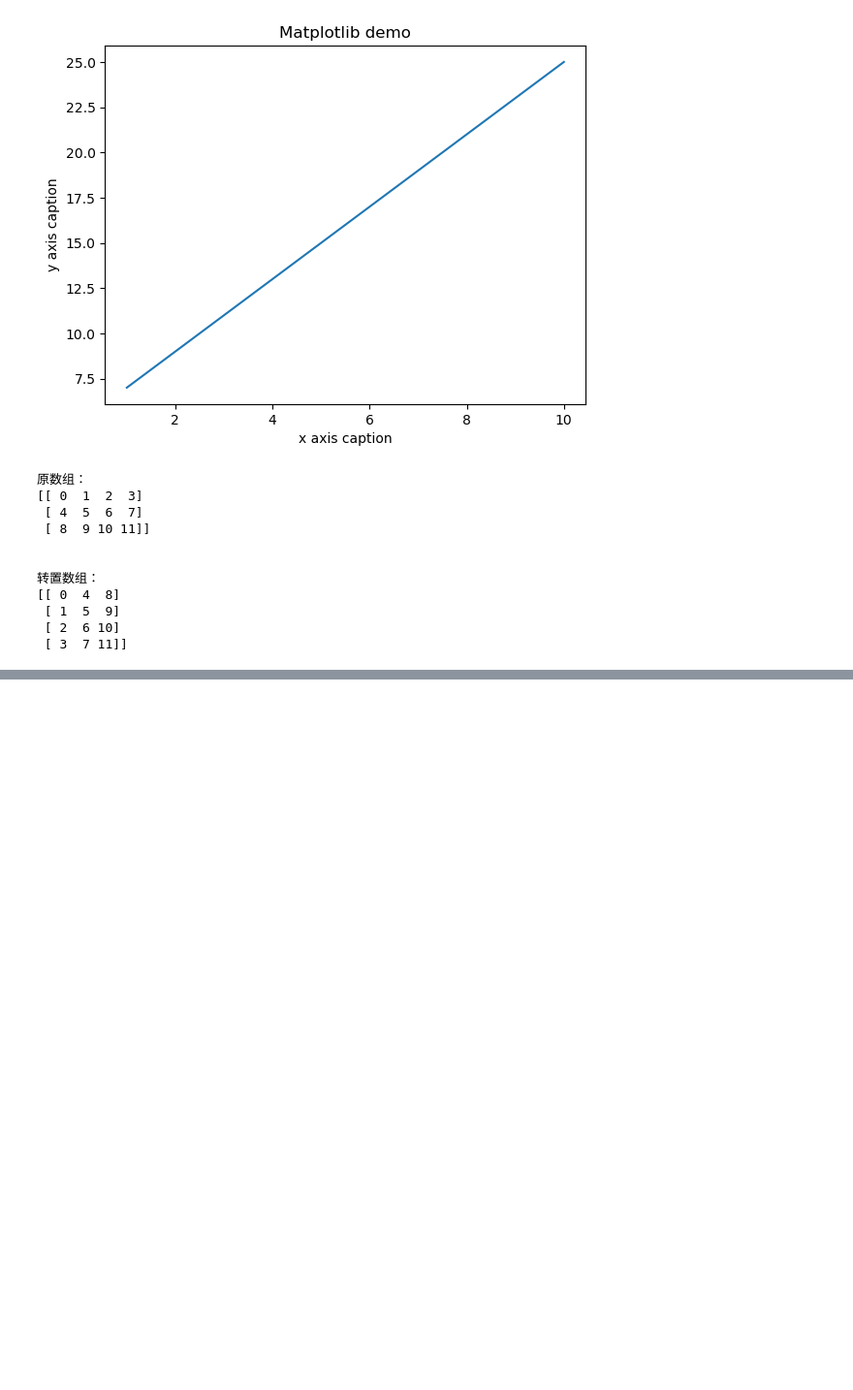
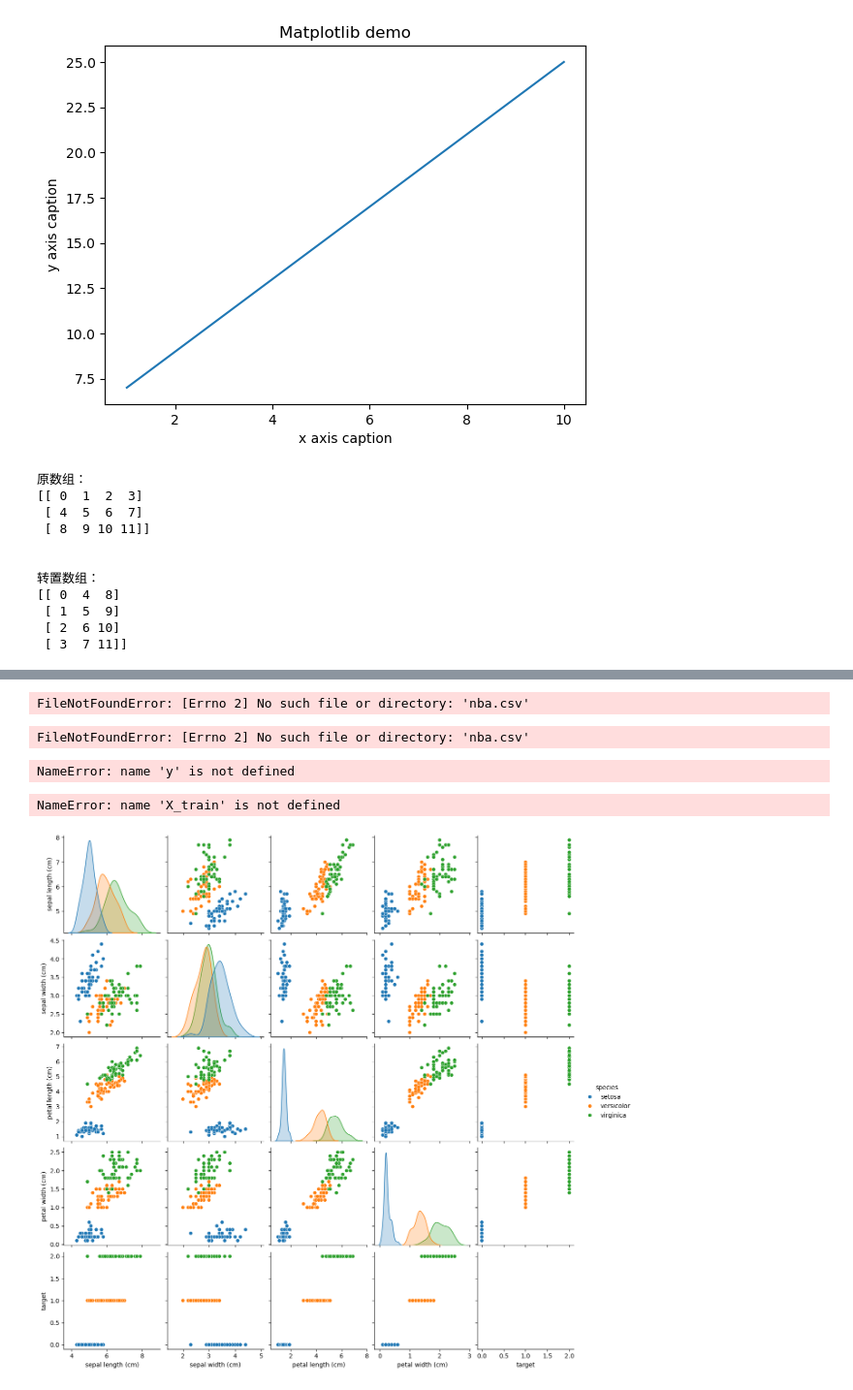
Before and after one commit to GSB-ART/git-custom-name, a Jupyter notebook: 222.ipynb, the cells around one changed output, grey strips where cells are left out. Shown at 97% size. Drawn from its saved outputs; the diff is of its cells as text; code cells hidden in the pictures; blank space fills up the shorter version.

```diff
--- a/222.ipynb
+++ b/222.ipynb
@@ -84,0 +332,16 @@ print (a.T)
+# %%
+import pandas as pd
+
+df = pd.read_csv('nba.csv')
+
+print(df.to_string())
+# %% [output]
+FileNotFoundError: [Errno 2] No such file or directory: 'nba.csv'
+# %%
+import pandas as pd
+
+df = pd.read_csv('nba.csv')
+
+print(df.head(10))
+# %% [output]
+FileNotFoundError: [Errno 2] No such file or directory: 'nba.csv'
@@ -84,0 +351,31 @@ print (a.T)
+# %%
+from sklearn.model_selection import train_test_split
+X_train, X_test, y_train, y_test = train_test_split(X, y, test_size=0.3, random_state=42)
+# %% [output]
+NameError: name 'y' is not defined
+# %%
+from sklearn.tree import DecisionTreeClassifier
+clf = DecisionTreeClassifier()
+clf.fit(X_train, y_train)
+y_pred = clf.predict(X_test)
+# %% [output]
+NameError: name 'X_train' is not defined
+# %%
+from sklearn.datasets import load_iris
+import pandas as pd
+import seaborn as sns
+import matplotlib.pyplot as plt
+
+# 加载鸢尾花数据集
+data = load_iris()
+
+# 转换为 DataFrame 方便查看
+df = pd.DataFrame(data.data, columns=data.feature_names)
+df['target'] = data.target
+df['species'] = df['target'].apply(lambda x: data.target_names[x])
+
+# 绘制特征之间的关系
+sns.pairplot(df, hue="species")
+plt.show()
+# %% [output]
+[figure, added]
```
Also changed, not shown: parts of 14 cells of this notebook, 7 other files.
